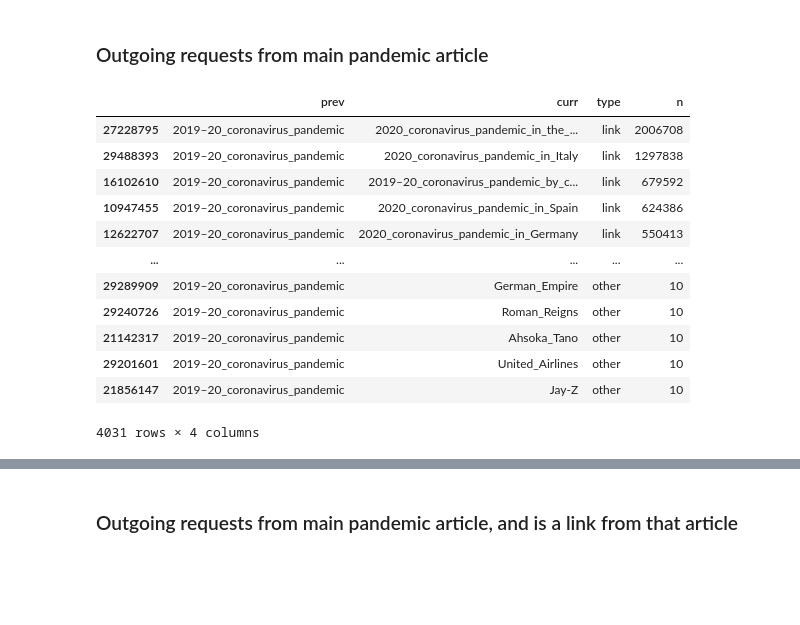
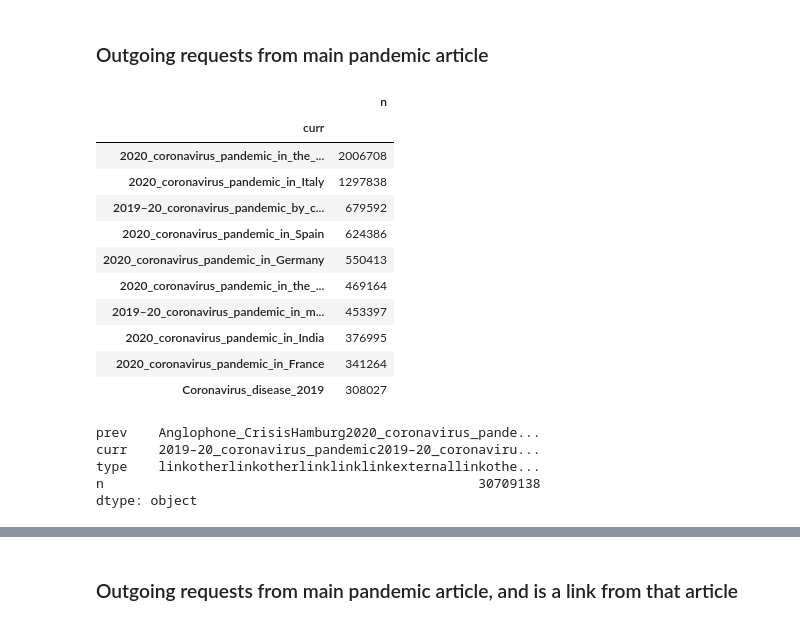
Before and after one commit to 01fade/wikipedia-clickstream, a Jupyter notebook: clickstream_exploration.ipynb, the cells around one changed output, grey strips where cells are left out. Drawn from its saved outputs; the diff is of its cells as text; code cells hidden in the pictures; blank space fills up the shorter version.

```diff
--- a/clickstream_exploration.ipynb
+++ b/clickstream_exploration.ipynb
@@ -120,18 +125,25 @@ incomingMain.groupby('prev').sum().sort_values('n', ascending=False)[:10]
 ### Outgoing requests from main pandemic article
 # %%
 outgoingMain = df.loc[(df['prev'] == '2019–20_coronavirus_pandemic')]
-outgoingMain.sort_values('n', ascending=False)
+outgoingMain.groupby('curr').sum().sort_values('n', ascending=False)[:10]
 # %% [output]
-|  | prev | curr | type | n |
-| 27228795 | 2019–20_coronavirus_pandemic | 2020_coronavirus_pandemic_in_the_... | link | 2006708 |
-| 29488393 | 2019–20_coronavirus_pandemic | 2020_coronavirus_pandemic_in_Italy | link | 1297838 |
-| 16102610 | 2019–20_coronavirus_pandemic | 2019–20_coronavirus_pandemic_by_c... | link | 679592 |
-| 10947455 | 2019–20_coronavirus_pandemic | 2020_coronavirus_pandemic_in_Spain | link | 624386 |
-| 12622707 | 2019–20_coronavirus_pandemic | 2020_coronavirus_pandemic_in_Germany | link | 550413 |
-| ... | ... | ... | ... | ... |
-| 29289909 | 2019–20_coronavirus_pandemic | German_Empire | other | 10 |
-| 29240726 | 2019–20_coronavirus_pandemic | Roman_Reigns | other | 10 |
-| 21142317 | 2019–20_coronavirus_pandemic | Ahsoka_Tano | other | 10 |
-| 29201601 | 2019–20_coronavirus_pandemic | United_Airlines | other | 10 |
-| 21856147 | 2019–20_coronavirus_pandemic | Jay-Z | other | 10 |
+|  | n |
+| curr |  |
+| 2020_coronavirus_pandemic_in_the_... | 2006708 |
+| 2020_coronavirus_pandemic_in_Italy | 1297838 |
+| 2019–20_coronavirus_pandemic_by_c... | 679592 |
+| 2020_coronavirus_pandemic_in_Spain | 624386 |
+| 2020_coronavirus_pandemic_in_Germany | 550413 |
+| 2020_coronavirus_pandemic_in_the_... | 469164 |
+| 2019–20_coronavirus_pandemic_in_m... | 453397 |
+| 2020_coronavirus_pandemic_in_India | 376995 |
+| 2020_coronavirus_pandemic_in_France | 341264 |
+| Coronavirus_disease_2019 | 308027 |
-4031 rows × 4 columns
+# %%
+incomingMain.sum()
+# %% [output]
+prev    Anglophone_CrisisHamburg2020_coronavirus_pande...
+curr    2019–20_coronavirus_pandemic2019–20_coronaviru...
+type    linkotherlinkotherlinklinklinkexternallinkothe...
+n                                                30709138
+dtype: object
```
Also changed, not shown: parts of 2 cells of this notebook, 3 other files.
